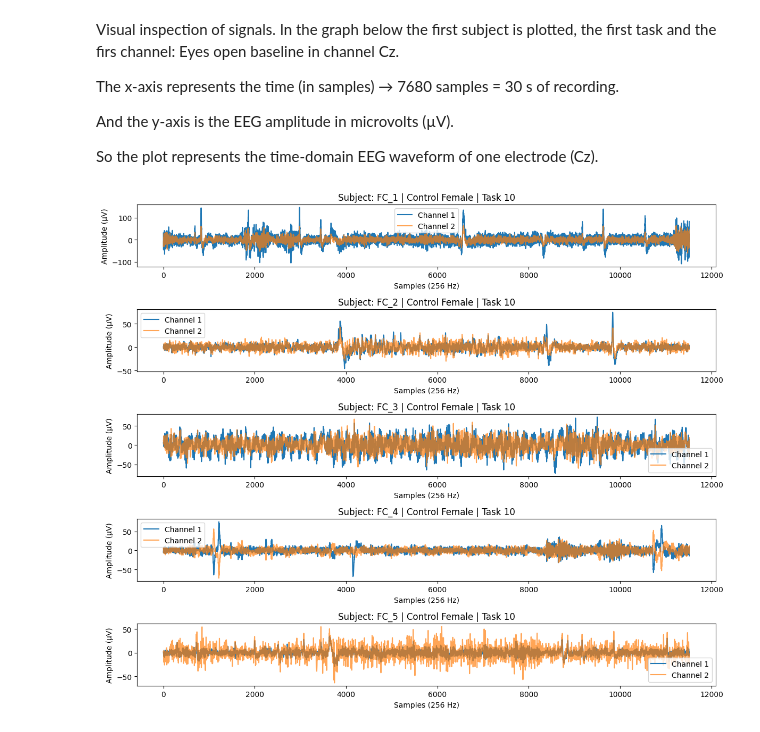
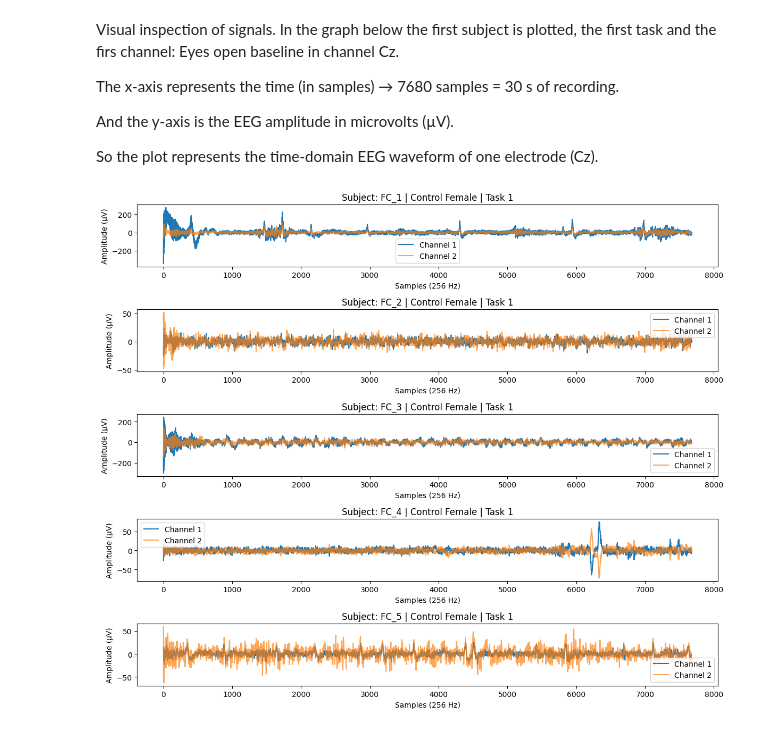
Before and after one commit to iomullony/ADHD-Predictor, a Jupyter notebook: main.ipynb, the cells around one changed output. Saved outputs shown, nothing was run; the diff lists cells and outputs as text; code cells hidden in the pictures.

Commit message:
data visualization

```diff
--- a/main.ipynb
+++ b/main.ipynb
@@ -76,33 +76,33 @@ So the plot represents the time-domain EEG waveform of one electrode (Cz).
 # %%
 # Visualize the channels of a subject doing a task
 def visualize_task(df, group, gender, task=1, n=5):
 
     subset = df[(df["group"] == group) & (df["gender"] == gender) & (df["task"] == task)].head(n)
 
     if subset.empty:
         print(f"No data found for {group} {gender}, Task {task}")
         return
 
     plt.figure(figsize=(12, 2 * n))
 
     for i, (_, row) in enumerate(subset.iterrows(), start=1):
         signal = row["signal"]
 
         # plt.xlim(0, 2000)
         plt.subplot(n, 1, i)
         plt.plot(signal[:, 0], label="Channel 1")
         plt.plot(signal[:, 1], label="Channel 2", alpha=0.7)
         plt.title(f"Subject: {row['subject_id']} | {group} {gender} | Task {task}")
         plt.xlabel("Samples (256 Hz)")
         plt.ylabel("Amplitude (µV)")
         plt.legend()
 
     plt.tight_layout()
     plt.show()
 
-visualize_task(fc_df, 'Control', 'Female', task=10, n=5)
+visualize_task(fc_df, 'Control', 'Female', task=1, n=5)
 # %% [output]
-[figure, old version]
+[figure, new version]
 # %%
 # Visualize the difference between ADHD and non for a task (for just one channel)
 def visualize_adhd(control_df, adhd_df, channel=0, task=1, n=5):
```
Also changed, not shown: parts of 3 cells of this notebook, 9 other files.
